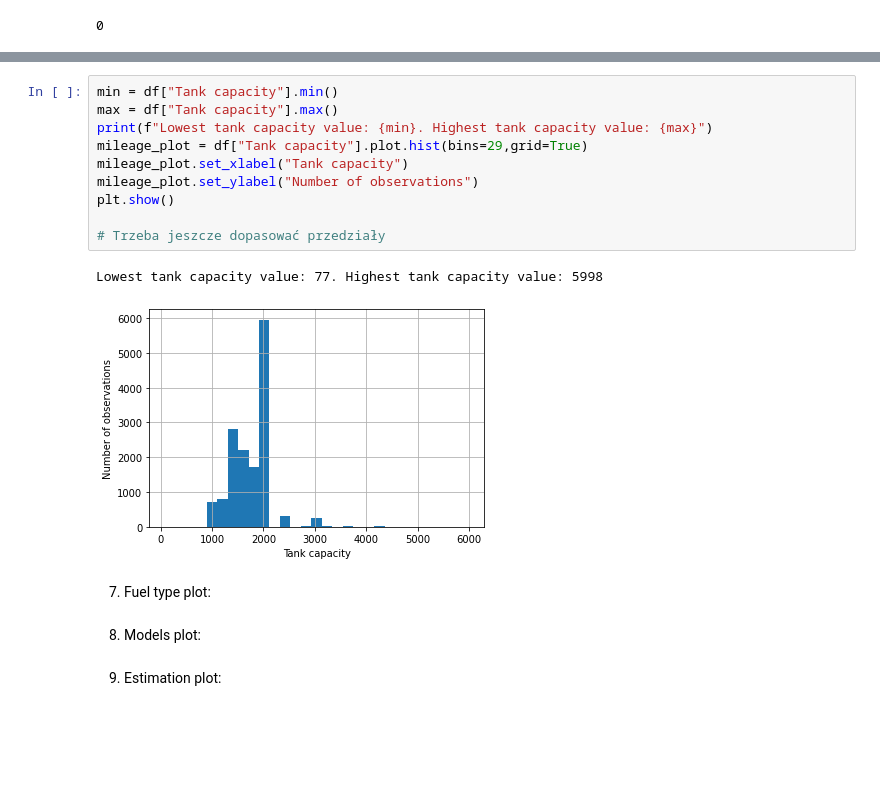
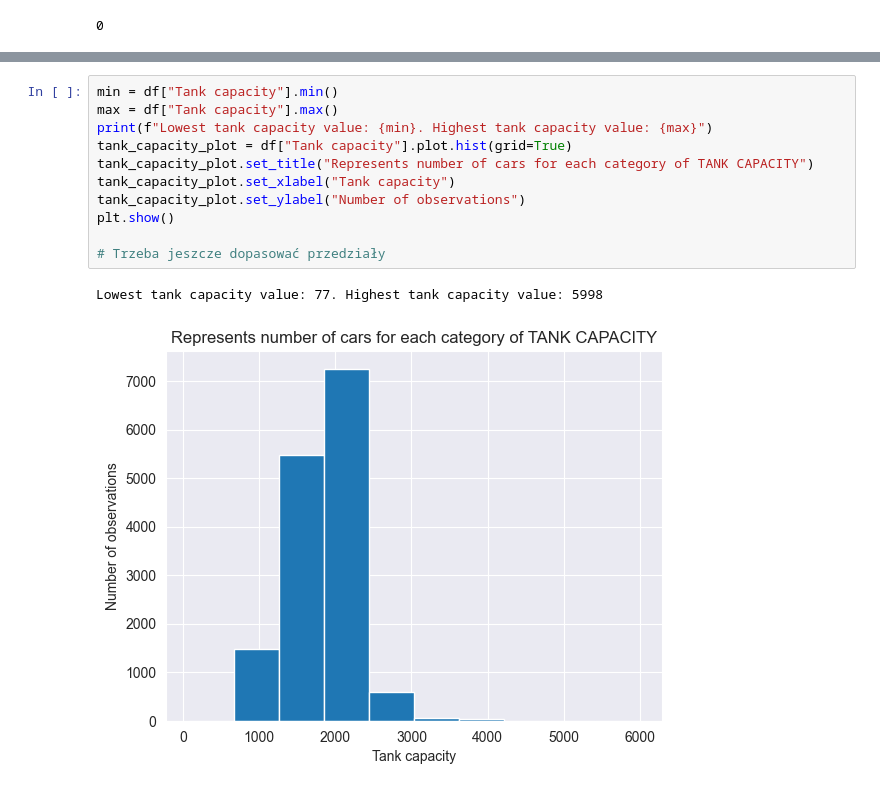
Before and after one commit to PsimonL/AI_Assesment, a Jupyter notebook: main.ipynb, the cells around one changed output, grey strips where cells are left out. Drawn from its saved outputs; the diff is of its cells as text; blank space fills up the shorter version.

```diff
--- a/main.ipynb
+++ b/main.ipynb
@@ -127,19 +127,14 @@ Lowest mileage value: 1. Highest mileage value: 700000
 # %%
 min = df["Tank capacity"].min()
 max = df["Tank capacity"].max()
 print(f"Lowest tank capacity value: {min}. Highest tank capacity value: {max}")
-mileage_plot = df["Tank capacity"].plot.hist(bins=29,grid=True)
-mileage_plot.set_xlabel("Tank capacity")
-mileage_plot.set_ylabel("Number of observations")
+tank_capacity_plot = df["Tank capacity"].plot.hist(grid=True)
+tank_capacity_plot.set_title("Represents number of cars for each category of TANK CAPACITY")
+tank_capacity_plot.set_xlabel("Tank capacity")
+tank_capacity_plot.set_ylabel("Number of observations")
 plt.show()
 
 # Trzeba jeszcze dopasować przedziały
 # %% [output]
 Lowest tank capacity value: 77. Highest tank capacity value: 5998
-[figure, old version]
+[figure, new version]
-# %% [markdown]
-7. Fuel type plot:
-# %% [markdown]
-8. Models plot:
-# %% [markdown]
-9. Estimation plot:
```
Also changed, not shown: parts of 17 cells of this notebook, 4 other files.
